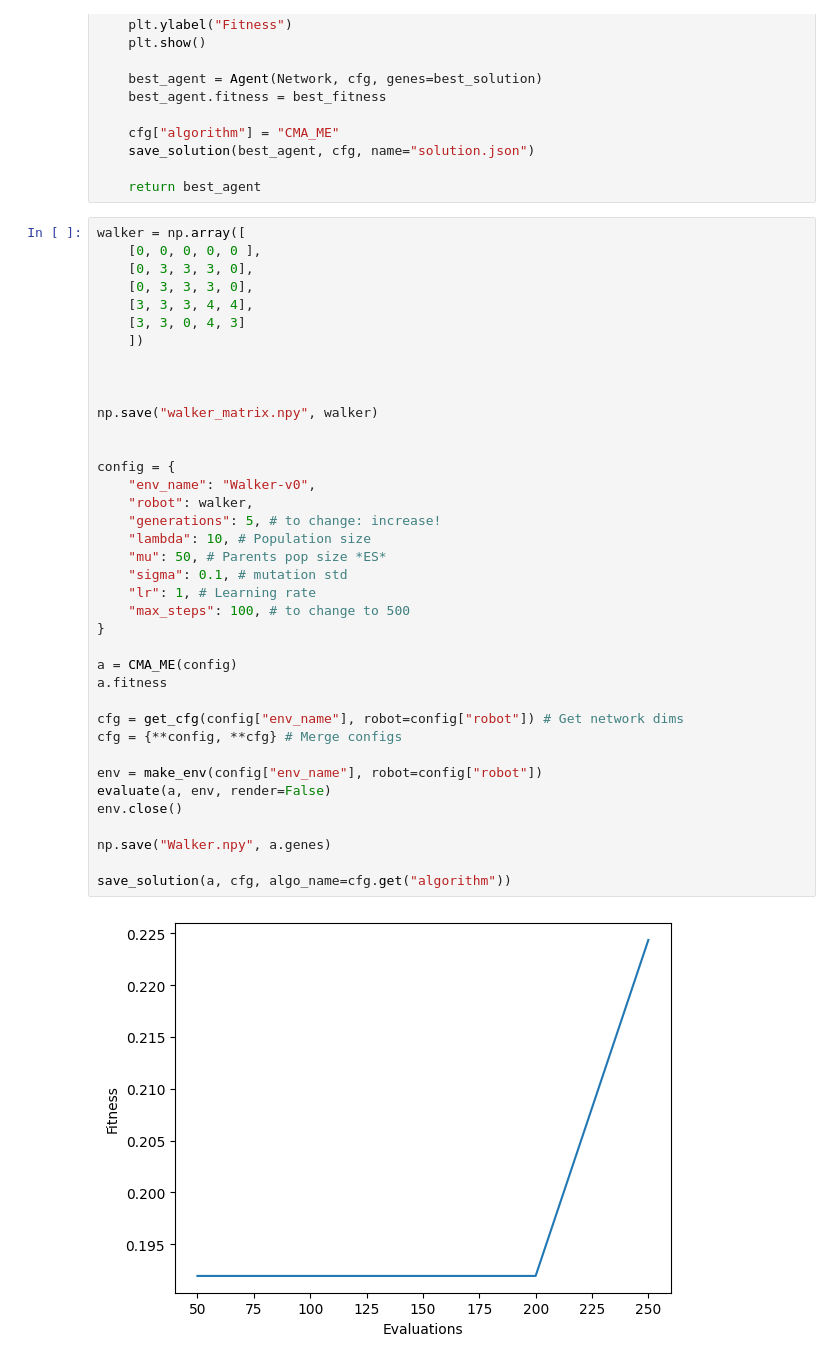
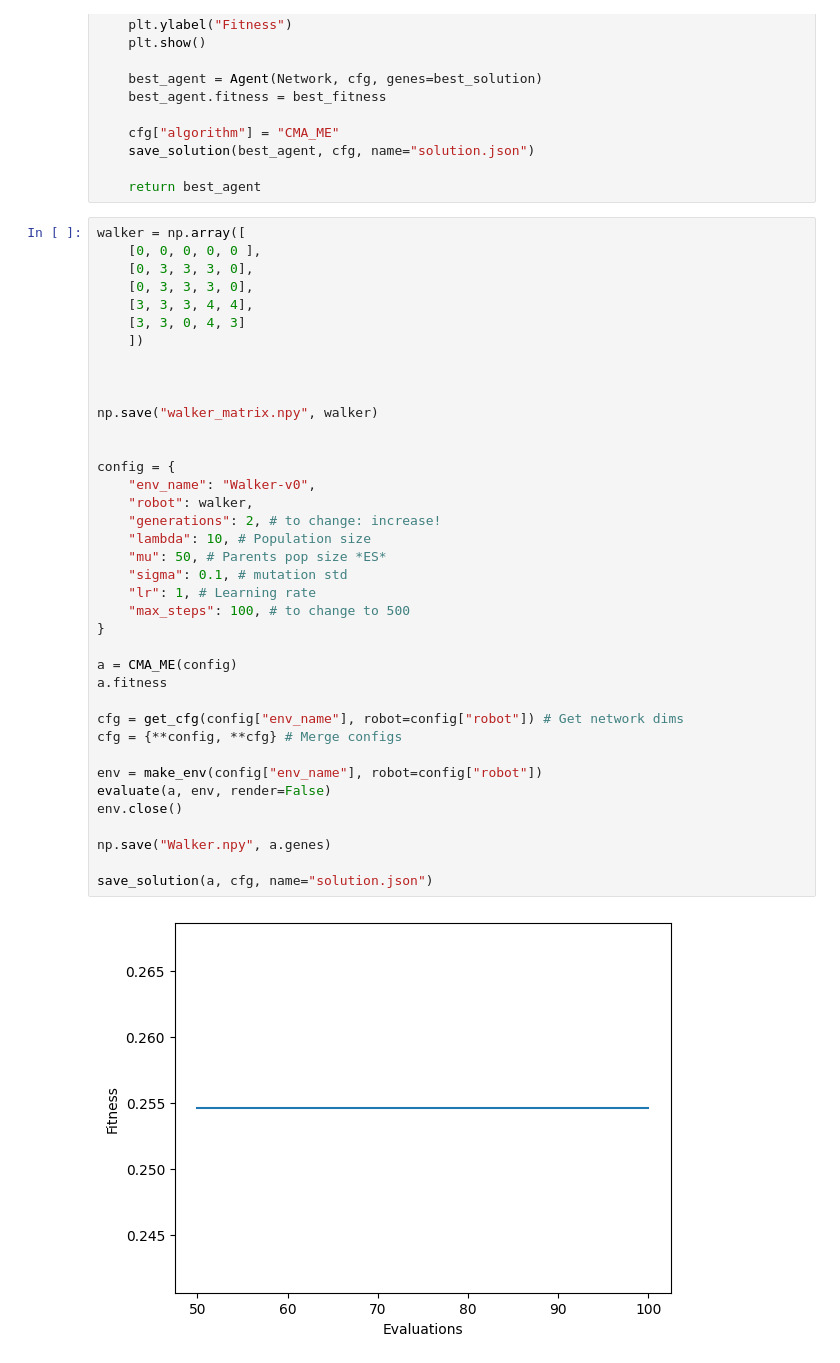
Before and after one commit to MassimoDeBellisVitti/evolution, a Jupyter notebook: project/testwalk.ipynb, the cells around one changed output. Drawn from its saved outputs; the diff is of its cells as text.

```diff
--- a/project/testwalk.ipynb
+++ b/project/testwalk.ipynb
@@ -387,36 +403,36 @@ walker = np.array([
     ])
 
 
 
 np.save("walker_matrix.npy", walker)
 
 
 config = {
     "env_name": "Walker-v0",
     "robot": walker,
-    "generations": 5, # to change: increase!
+    "generations": 2, # to change: increase!
     "lambda": 10, # Population size
     "mu": 50, # Parents pop size *ES*
     "sigma": 0.1, # mutation std
     "lr": 1, # Learning rate
     "max_steps": 100, # to change to 500
 }
 
 a = CMA_ME(config)
 a.fitness
 
 cfg = get_cfg(config["env_name"], robot=config["robot"]) # Get network dims
 cfg = {**config, **cfg} # Merge configs
 
 env = make_env(config["env_name"], robot=config["robot"])
 evaluate(a, env, render=False)
 env.close()
 
 np.save("Walker.npy", a.genes)
 
-save_solution(a, cfg, algo_name=cfg.get("algorithm"))
+save_solution(a, cfg, name="solution.json")
 # %% [output]
-[figure, old version]
+[figure, new version]
 {'env_name': 'Walker-v0',
  'robot': [[0, 0, 0, 0, 0],
   [0, 3, 3, 3, 0],
```
Also changed, not shown: parts of 4 cells of this notebook, 5 other files.
